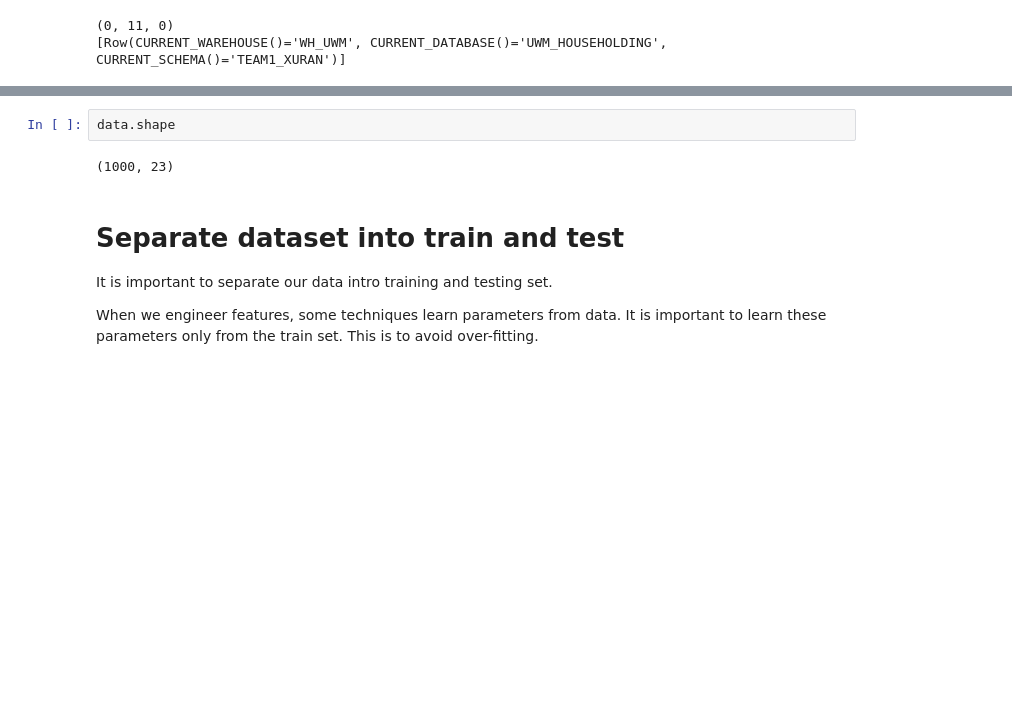
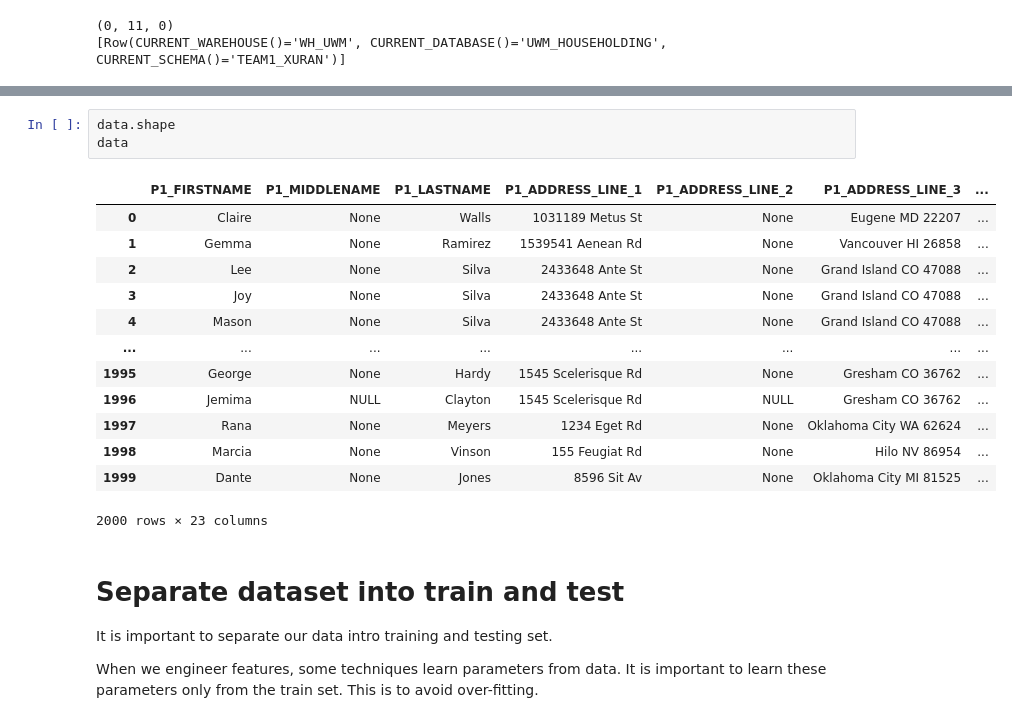
Before and after one commit to AndrewMeyers11/Associated_Badgers, a Jupyter notebook: Models/MLmodel/03-Snowpark-UDF-Deployment.ipynb, the cells around one changed output, grey strips where cells are left out. Drawn from its saved outputs; the diff is of its cells as text; blank space fills up the shorter version.

```diff
--- a/Models/03-Snowpark-UDF-Deployment.ipynb
+++ b/Models/MLmodel/03-Snowpark-UDF-Deployment.ipynb
@@ -55,7 +55,20 @@ Wall time: 1.57 s
 # %%
 data.shape
+data
 # %% [output]
+|  | P1_FIRSTNAME | P1_MIDDLENAME | P1_LASTNAME | P1_ADDRESS_LINE_1 | P1_ADDRESS_LINE_2 | P1_ADDRESS_LINE_3 | ... |
+| 0 | Claire | None | Walls | 1031189 Metus St | None | Eugene MD 22207 | ... |
+| 1 | Gemma | None | Ramirez | 1539541 Aenean Rd | None | Vancouver HI 26858 | ... |
+| 2 | Lee | None | Silva | 2433648 Ante St | None | Grand Island CO 47088 | ... |
+| 3 | Joy | None | Silva | 2433648 Ante St | None | Grand Island CO 47088 | ... |
+| 4 | Mason | None | Silva | 2433648 Ante St | None | Grand Island CO 47088 | ... |
+| ... | ... | ... | ... | ... | ... | ... | ... |
+| 1995 | George | None | Hardy | 1545 Scelerisque Rd | None | Gresham CO 36762 | ... |
+| 1996 | Jemima | NULL | Clayton | 1545 Scelerisque Rd | NULL | Gresham CO 36762 | ... |
+| 1997 | Rana | None | Meyers | 1234 Eget Rd | None | Oklahoma City WA 62624 | ... |
+| 1998 | Marcia | None | Vinson | 155 Feugiat Rd | None | Hilo NV 86954 | ... |
+| 1999 | Dante | None | Jones | 8596 Sit Av | None | Oklahoma City MI 81525 | ... |
-(1000, 23)
+2000 rows × 23 columns
 # %% [markdown]
 # Separate dataset into train and test
 
```
Also changed, not shown: parts of 11 cells of this notebook, 1 other file.
